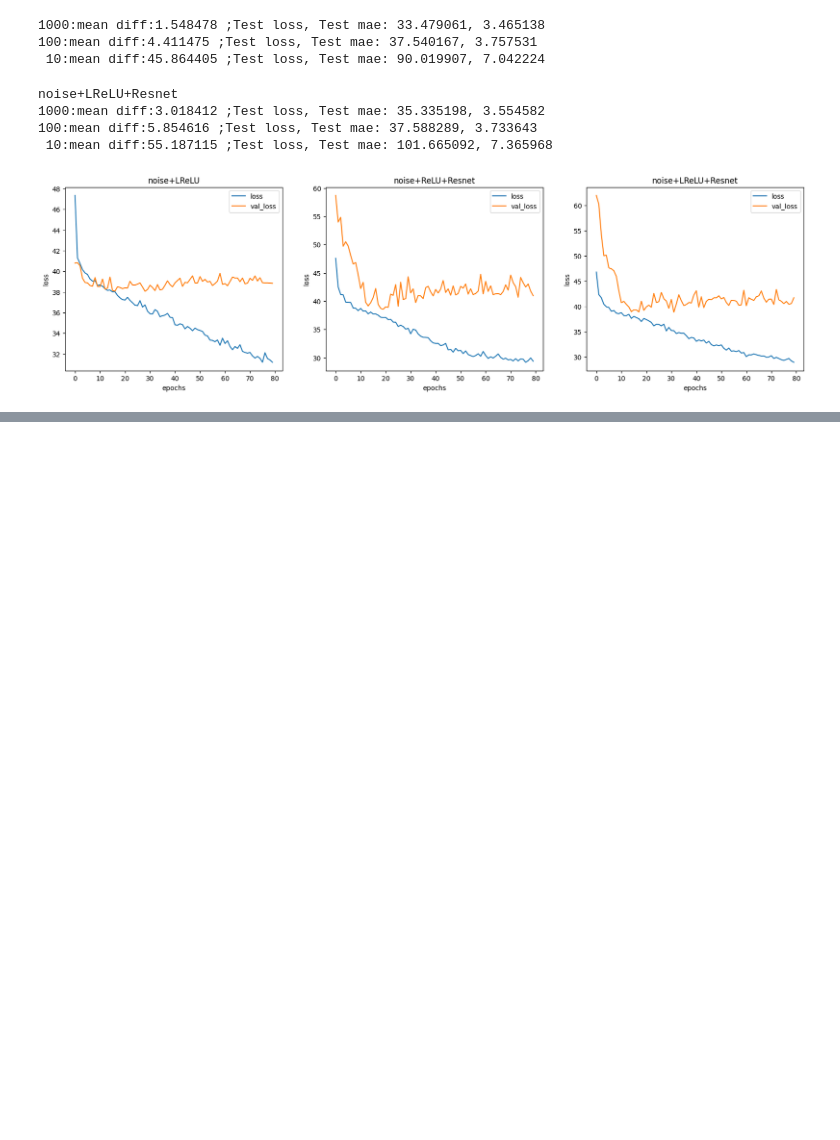
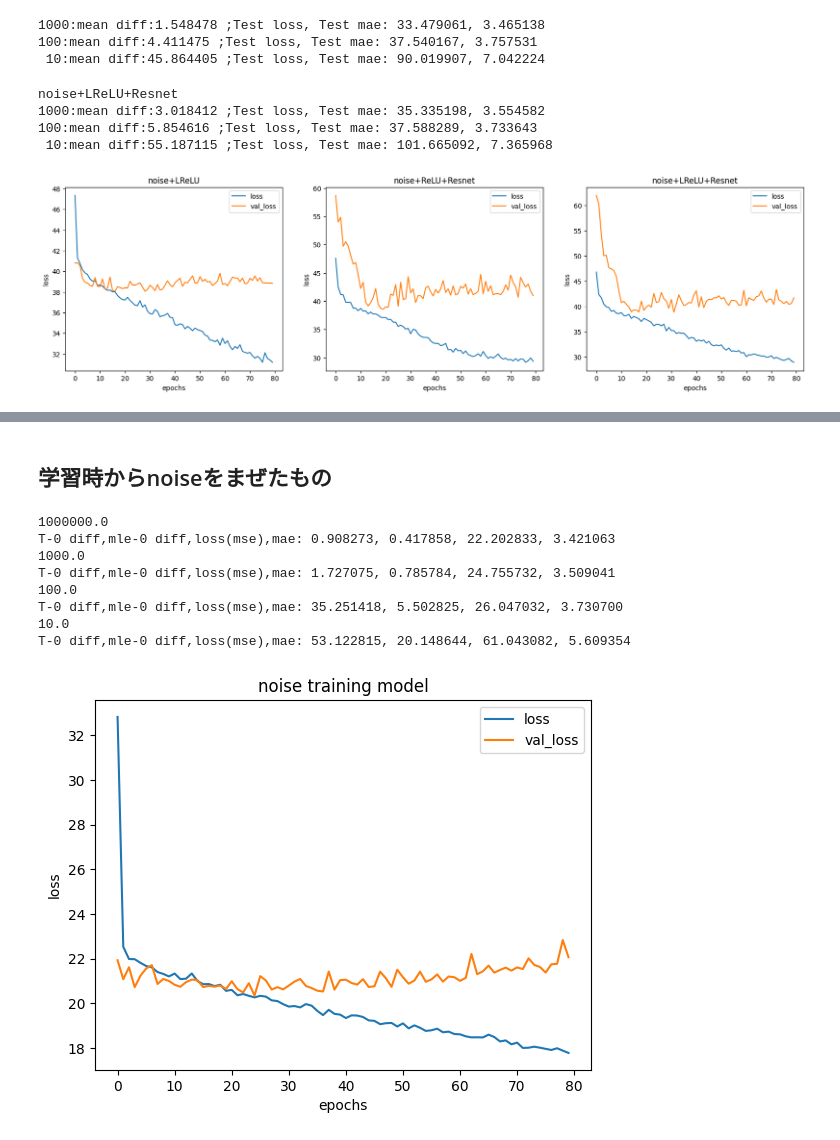
Before and after one commit to ShunMats/FBNN, a Jupyter notebook: test-4.ipynb, the cells around one changed output, grey strips where cells are left out. Cells and saved outputs as stored; diff of their text form; code cells hidden in the pictures; blank space fills up the shorter version.

Commit message:
add 3dnoise & add test-res & correct etc

```diff
--- a/test-4.ipynb
+++ b/test-4.ipynb
@@ -378,7 +193,7 @@ for i,model in enumerate(models):
         scores=[model.evaluate(x_test, y_test, verbose=0) for (x_test, y_test) in test_data]
         score = np.mean(scores,axis=0)
 
-        res_mean = np.mean([comp_logL_Sigmu(model,x_test,y_test)[0] for (x_test, y_test) in test_data])
+        res_mean = np.mean([comp_logL_Sigmu(model,x_test,y_test)["T-0"] for (x_test, y_test) in test_data])
         # print("Test loss, Test mae: %f, %f" % (score[0], score[1]))
         print("%4d:mean diff:%f ;Test loss, Test mae: %f, %f" % (mul[j], res_mean, score[0], score[1]))
     model.save("./models/mymodel_0start%d.h5"%(i+8), include_optimizer=False)
@@ -403,0 +271,18 @@ noise+LReLU+Resnet
+# %%
+t0=1
+gene_size=2
+model = keras.models.load_model("./models/mymodel_3d4.h5", compile=False)
+model.compile(loss='mse',optimizer='adam',metrics=['mae'])
+
+for multi in [1e6,1e3,1e2,1e1]:
+    (x_test,y_test) =       gene_data_3d(noise=True,gene_size=gene_size,multi=multi,normalize=True,Sig_lim=20,mu_lim=20)
+    test_data  = [gene_data_3d(eig0=t0*2,noise=True,gene_size=100,      multi=multi,normalize=True,Sig_lim=20,mu_lim=20) for _ in range(10)]
+    print(multi,":")
+    logL = comp_logL_Sigmu_3d(model,x_test,y_test,mle=True,t0=t0,tol=5*1e-2,iterss=100,method="hg")
+
+    scores=[model.evaluate(x_test0, y_test0, verbose=0) for (x_test0, y_test0) in test_data]
+    score = np.mean(scores,axis=0)
+
+    print("T-0 logL, mle-0 logL: %f, %f"%(logL["T-0"],logL["M-0"]) )
+    print("Test loss, Test mae, mean iters: %f, %f, %3d" % (score[0], score[1], logL["iters"]))
+    print()
@@ -403,0 +305,36 @@ noise+LReLU+Resnet
+# %% [markdown]
+## 学習時からnoiseをまぜたもの
+# %%
+(x_train0,y_train0) = gene_data_3d(           gene_size=2000,normalize=True,eig0=2,multi=1e6,Sig_lim=20,mu_lim=20) #1e6
+(x_train1,y_train1) = gene_data_3d(noise=True,gene_size=200, normalize=True,eig0=2,multi=1e6,Sig_lim=20,mu_lim=20)
+(x_train2,y_train2) = gene_data_3d(noise=True,gene_size=20,  normalize=True,eig0=2,multi=1e6,Sig_lim=20,mu_lim=20)
+# print(type(x_train))
+x_train = np.array(list(x_train1)+list(x_train0)+list(x_train2))
+y_train = np.array(list(y_train1)+list(y_train0)+list(y_train2))
+
+mul=[1e6,1e3,1e2,1e1]
+model = set_model_3d(n_hidden=1100,n_layer=5,print_summary=False)
+history = model.fit(x_train, y_train, verbose=0, epochs=80, shuffle=True, validation_split=0.2)
+for multi in mul:
+    print(multi)
+    test_data = [gene_data_3d(noise=True,gene_size=50,normalize=True,eig0=2,multi=multi,Sig_lim=20,mu_lim=20) for _ in range(10)]
+    scores = [model.evaluate(x_test, y_test, verbose=0) for (x_test, y_test) in test_data]
+    score  = np.mean(scores,axis=0)
+    (x_test,y_test) = gene_data_3d(noise=True,gene_size=2,normalize=True,multi=multi,Sig_lim=20,mu_lim=20)
+    logL = comp_logL_Sigmu_3d(model,x_test,y_test,mle=True,t0=1,tol=5*1e-2,iterss=100,method="hg")
+    print("T-0 diff,mle-0 diff,loss(mse),mae: %f, %f, %f, %f"%(logL["T-0"],logL["M-0"],score[0],score[1]))
+
+fig, axes = plt.subplots()
+df = pd.DataFrame(history.history)[['loss', 'val_loss']]
+df.plot(ax=axes,xlabel="epochs",ylabel="loss",title="noise training model")
+plt.show()
+# %% [output]
+1000000.0
+T-0 diff,mle-0 diff,loss(mse),mae: 0.908273, 0.417858, 22.202833, 3.421063
+1000.0
+T-0 diff,mle-0 diff,loss(mse),mae: 1.727075, 0.785784, 24.755732, 3.509041
+100.0
+T-0 diff,mle-0 diff,loss(mse),mae: 35.251418, 5.502825, 26.047032, 3.730700
+10.0
+T-0 diff,mle-0 diff,loss(mse),mae: 53.122815, 20.148644, 61.043082, 5.609354
+[figure, added]
```
Also changed, not shown: parts of 21 cells of this notebook, 8 other files.
